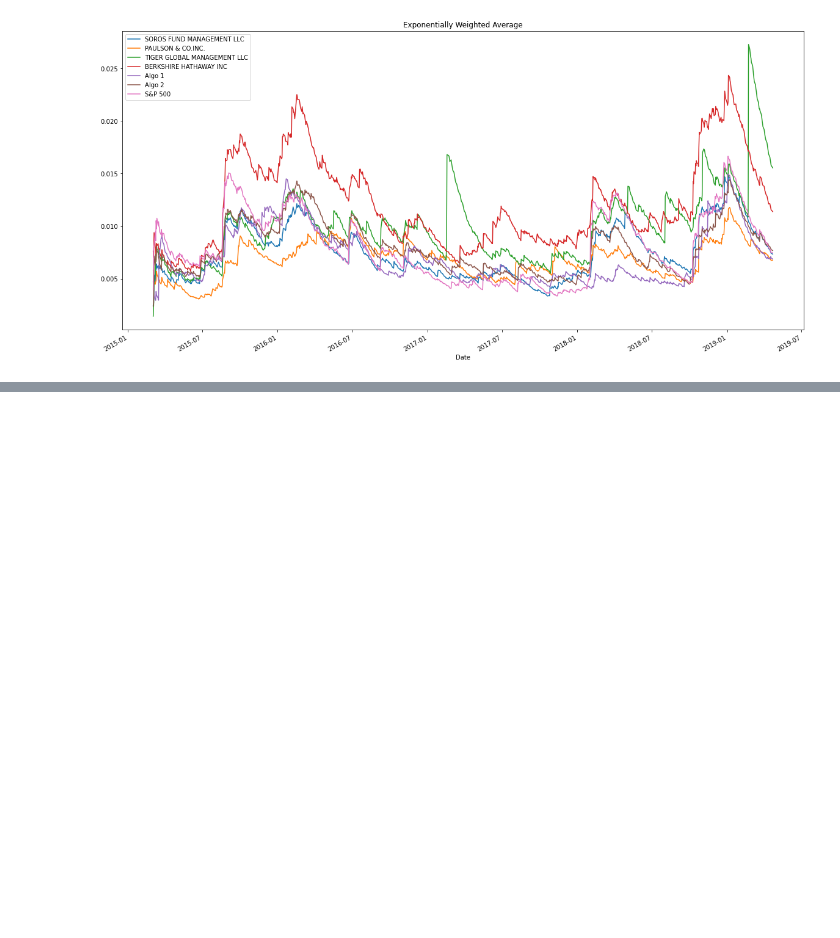
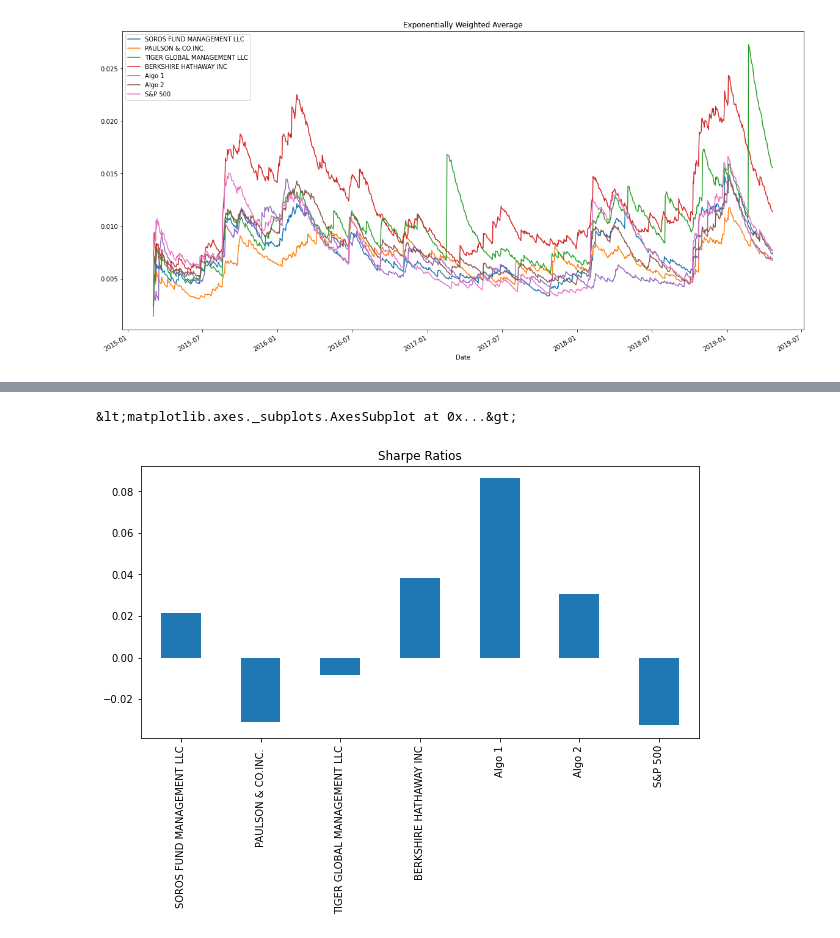
Before and after one commit to campbell8081/Unit04-PandasHW, a Jupyter notebook: whaleportfolio.ipynb, the cells around one changed output, grey strips where cells are left out. Drawn from its saved outputs; the diff is of its cells as text; code cells hidden in the pictures; blank space fills up the shorter version.

```diff
--- a/whaleportfolio.ipynb
+++ b/whaleportfolio.ipynb
@@ -283,3 +283,5 @@ column_ewm.plot(figsize=(20,10), title="Exponentially Weighted Average")
 ## Sharpe Ratios
 # %%
 # Calculate annualized sharpe ratios
+sharpe_ratio = column_appended_data.mean()/column_appended_data.std()
+sharpe_ratio
@@ -286,4 +297,8 @@ column_ewm.plot(figsize=(20,10), title="Exponentially Weighted Average")
 # %%
 # visualize the sharpe ratios as a bar plot
+sharpe_ratio.plot.bar(figsize=(10,5), title="Sharpe Ratios")
+# %% [output]
+&lt;matplotlib.axes._subplots.AxesSubplot at 0x...&gt;
+[figure, added]
 # %%
 ## Portfolio Returns
```
Also changed, not shown: parts of 1 cell of this notebook.
